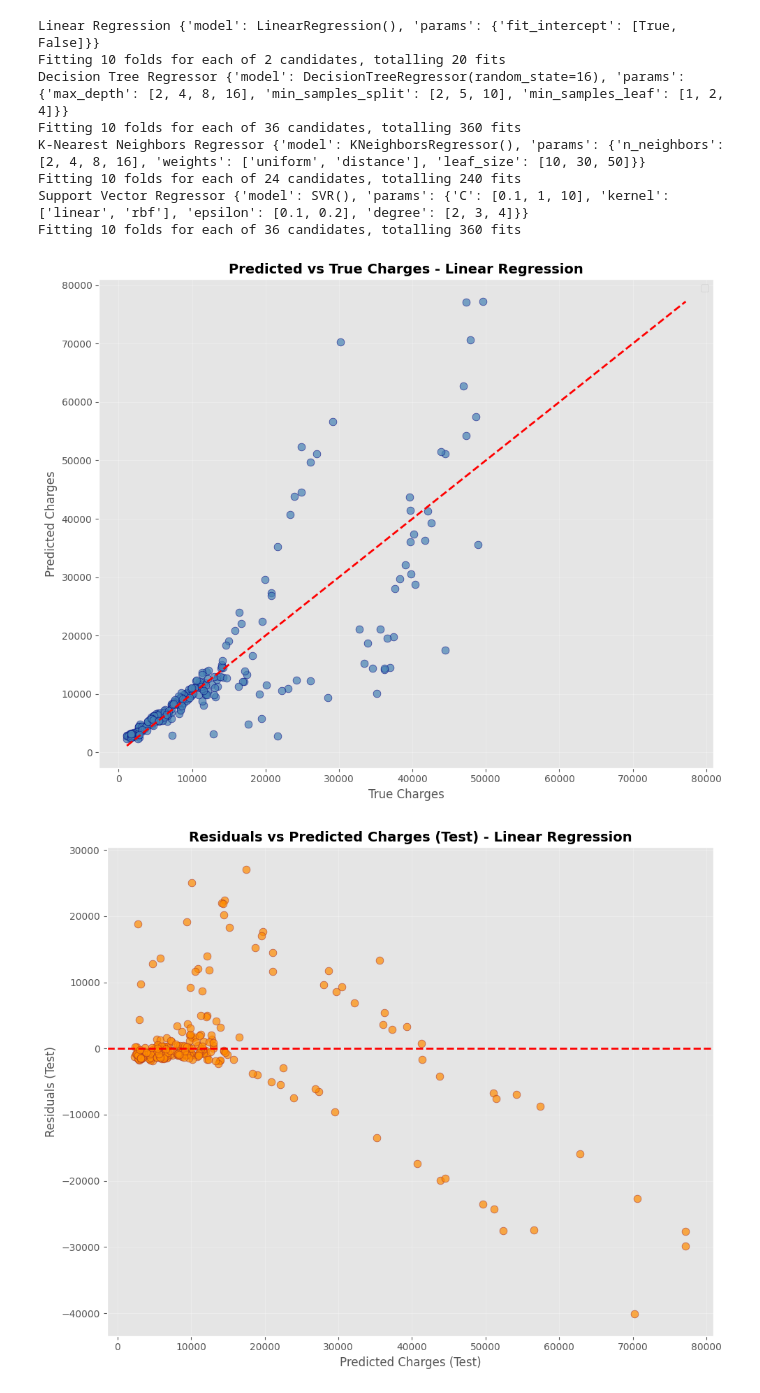
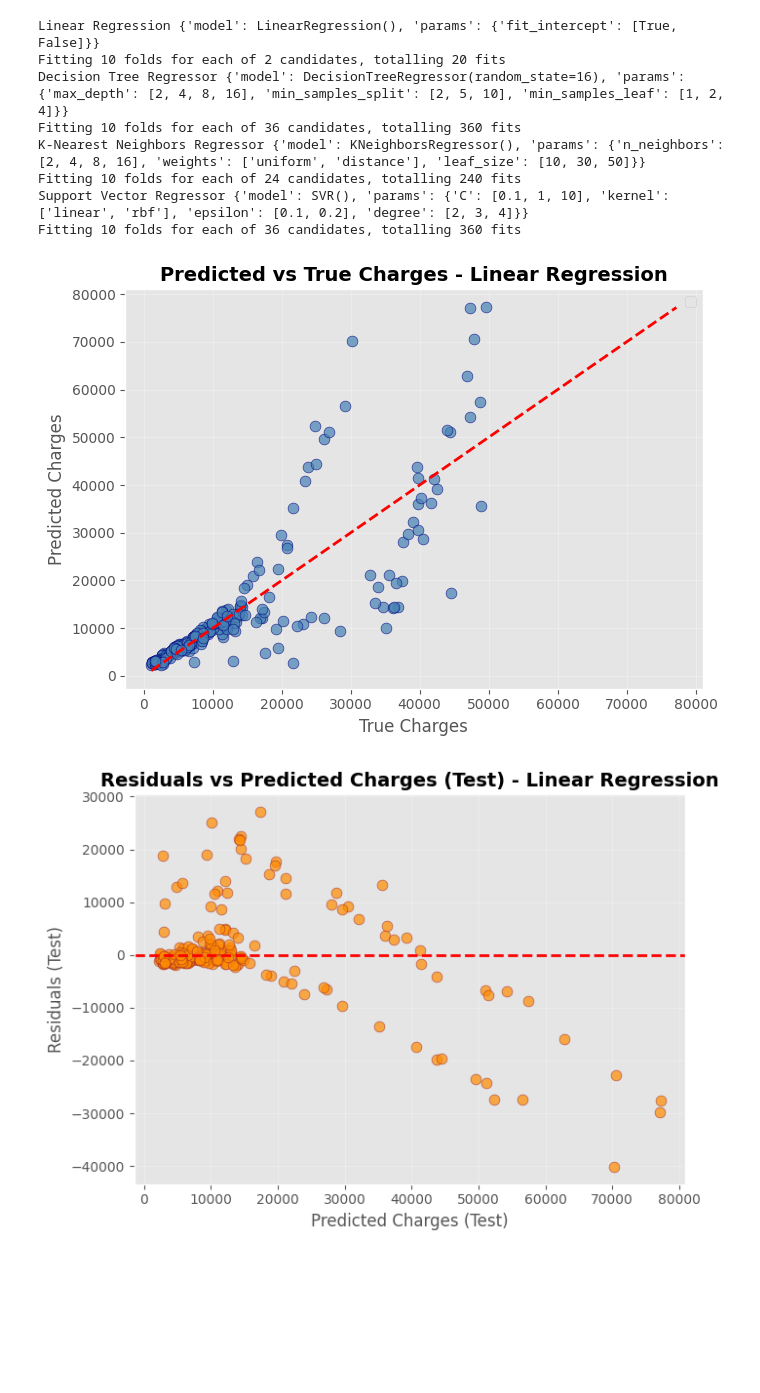
Before and after one commit to kmay9270/AIML-Projects-USD-MSAAI-Team7, a Jupyter notebook: Team7_WIP.ipynb, the cells around one changed output. Cells and saved outputs as stored; diff of their text form; code cells hidden in the pictures; blank space fills up the shorter version.

Commit message:
- Used consistent Fig size for visualizations - Suppressed deprecated API warnings for clean notebook

```diff
--- a/Team7_WIP.ipynb
+++ b/Team7_WIP.ipynb
@@ -467,7 +469,7 @@ Fitting 10 folds for each of 36 candidates, totalling 360 fits
 plt.style.use('ggplot')
 
 for model in results:
-    fig_size = (10, 8)
+    fig_size = (7, 5)
 
     plt.figure(figsize=fig_size)
     plt.scatter(results[model]["y_test"], results[model]["y_test_pred"],
@@ -480,32 +482,32 @@ for model in results:
     plt.ylabel("Predicted Charges", fontsize=12)
     plt.title(f"Predicted vs True Charges - {model}", fontsize=14, fontweight='bold')
     plt.legend()
     plt.tight_layout()
     plt.show()
 
     #Residual Plot (Test)
     residuals = results[model]["y_test"] - results[model]["y_test_pred"]
     plt.figure(figsize=fig_size)
     plt.scatter(results[model]["y_test_pred"], residuals,
                 alpha=0.7, s=60, color='darkorange', edgecolors='brown', linewidth=0.5)
     plt.axhline(y=0, color='r', linestyle='--', linewidth=2)
     plt.grid(True, alpha=0.3)
     plt.xlabel("Predicted Charges (Test)", fontsize=12)
     plt.ylabel("Residuals (Test)", fontsize=12)
     plt.title(f"Residuals vs Predicted Charges (Test) - {model}", fontsize=14, fontweight='bold')
     plt.tight_layout()
     plt.show()
 
     #Histogram of Residuals (Test)
     plt.figure(figsize=fig_size)
     plt.hist(residuals, bins=50, density=True, color='lightgreen',
              edgecolor='darkgreen', linewidth=1.2, alpha=0.7)
     plt.grid(True, alpha=0.3)
     plt.xlabel("Residuals (Test)", fontsize=12)
     plt.ylabel("Density", fontsize=12)
     plt.title(f"Distribution of Residuals (Test) - {model}", fontsize=14, fontweight='bold')
     plt.tight_layout()
     plt.show()
 # %% [output]
-[figure, old version]
+[figure, new version]
-[figure, old version]
+[figure, new version]
```
Also changed, not shown: parts of 2 cells of this notebook.
